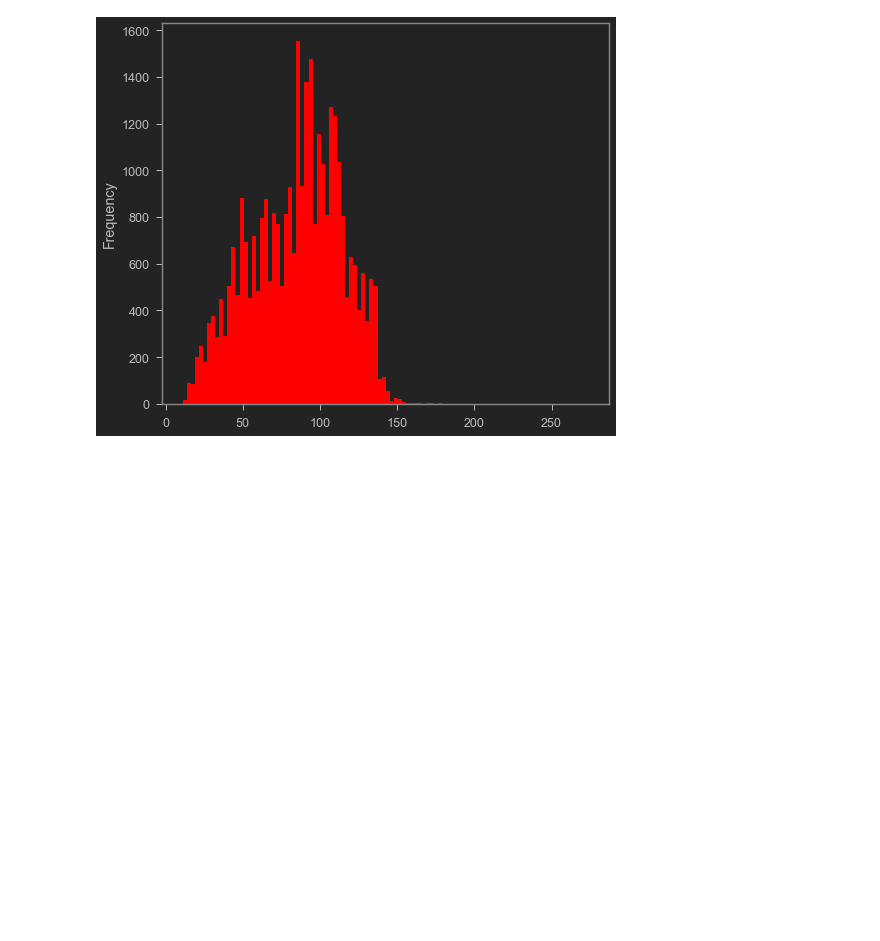
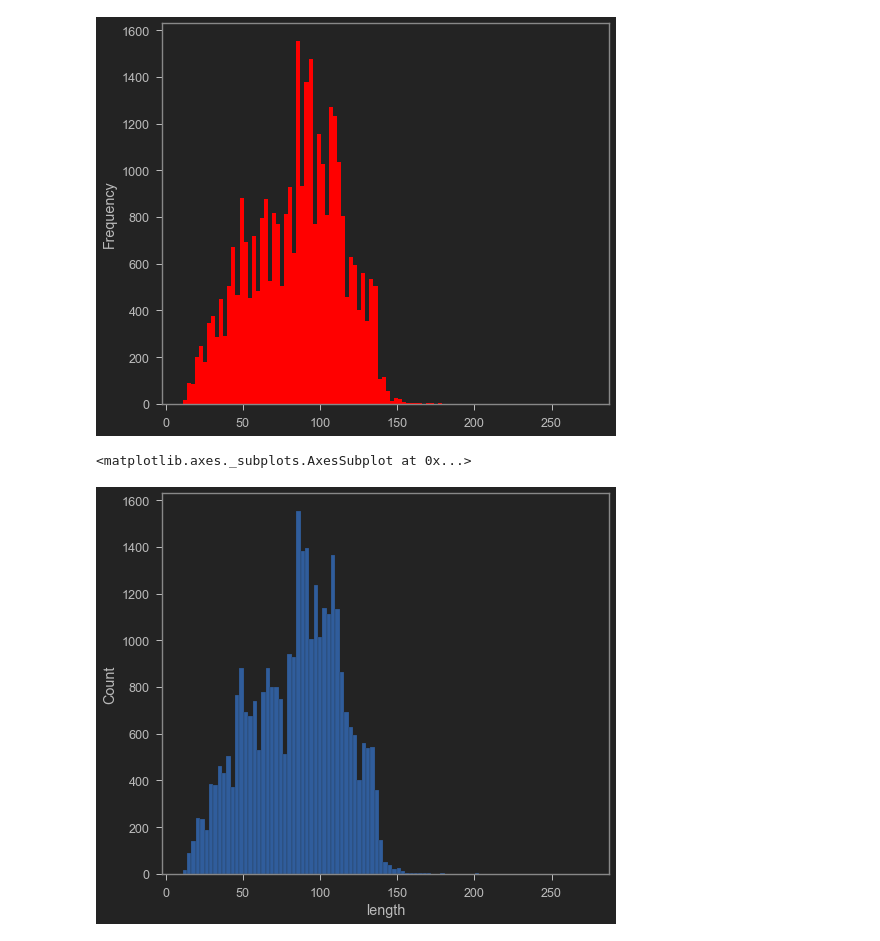
Before and after one commit to sabheen9/Sentiment-Analysis, a Jupyter notebook: sentiment_analysis.ipynb, the cells around one changed output. Saved outputs shown, nothing was run; the diff lists cells and outputs as text; code cells hidden in the pictures; blank space fills up the shorter version.

```diff
--- a/sentiment_analysis.ipynb
+++ b/sentiment_analysis.ipynb
@@ -205,3 +206,8 @@ tweets_df['length'].plot(bins=100,kind='hist',color='red')
 # %% [output]
 <matplotlib.axes._subplots.AxesSubplot at 0x...>
 [figure]
+# %%
+sns.histplot(data=tweets_df,x='length')
+# %% [output]
+<matplotlib.axes._subplots.AxesSubplot at 0x...>
+[figure, added]
```
Also changed, not shown: parts of 4 cells of this notebook.
